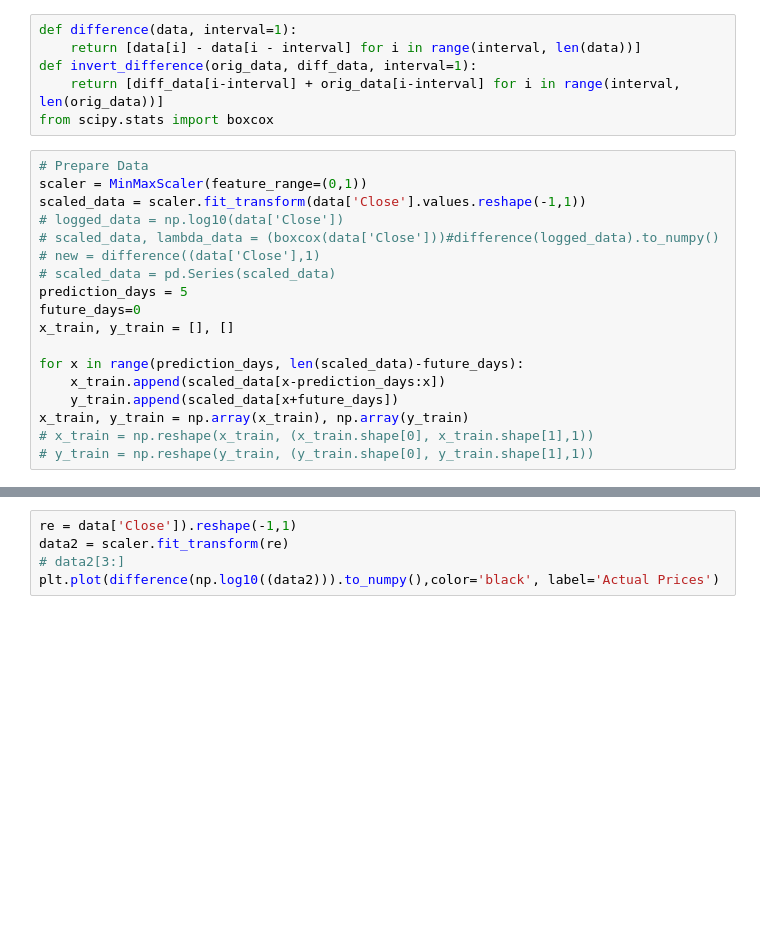
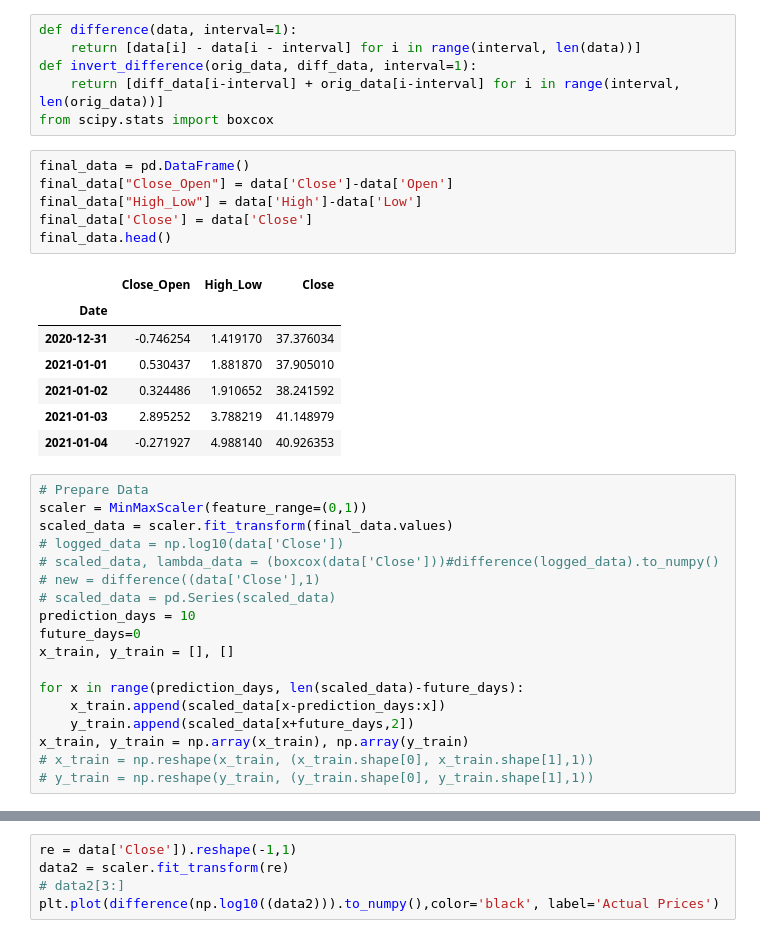
Before and after one commit to akhil14shukla/Crypto-Prediction, a Jupyter notebook: Crypto_2.ipynb, the cells around one changed output, grey strips where cells are left out. Saved outputs shown, nothing was run; the diff lists cells and outputs as text; blank space fills up the shorter version.

```diff
--- a/Crypto_2.ipynb
+++ b/Crypto_2.ipynb
@@ -22,21 +22,35 @@ def difference(data, interval=1):
 def invert_difference(orig_data, diff_data, interval=1):
 	return [diff_data[i-interval] + orig_data[i-interval] for i in range(interval, len(orig_data))]
 from scipy.stats import boxcox
+# %%
+final_data = pd.DataFrame()
+final_data["Close_Open"] = data['Close']-data['Open']
+final_data["High_Low"] = data['High']-data['Low']
+final_data['Close'] = data['Close']
+final_data.head()
+# %% [output]
+|  | Close_Open | High_Low | Close |
+| Date |  |  |  |
+| 2020-12-31 | -0.746254 | 1.419170 | 37.376034 |
+| 2021-01-01 | 0.530437 | 1.881870 | 37.905010 |
+| 2021-01-02 | 0.324486 | 1.910652 | 38.241592 |
+| 2021-01-03 | 2.895252 | 3.788219 | 41.148979 |
+| 2021-01-04 | -0.271927 | 4.988140 | 40.926353 |
 # %%
 # Prepare Data
 scaler = MinMaxScaler(feature_range=(0,1))
-scaled_data = scaler.fit_transform(data['Close'].values.reshape(-1,1))
+scaled_data = scaler.fit_transform(final_data.values)
 # logged_data = np.log10(data['Close'])
 # scaled_data, lambda_data = (boxcox(data['Close']))#difference(logged_data).to_numpy()
 # new = difference((data['Close'],1)
 # scaled_data = pd.Series(scaled_data)
-prediction_days = 5
+prediction_days = 10
 future_days=0
 x_train, y_train = [], []
 
 for x in range(prediction_days, len(scaled_data)-future_days):
     x_train.append(scaled_data[x-prediction_days:x])
-    y_train.append(scaled_data[x+future_days])
+    y_train.append(scaled_data[x+future_days,2])
 x_train, y_train = np.array(x_train), np.array(y_train)
 # x_train = np.reshape(x_train, (x_train.shape[0], x_train.shape[1],1))
 # y_train = np.reshape(y_train, (y_train.shape[0], y_train.shape[1],1))
```
Also changed, not shown: parts of 6 cells of this notebook.
